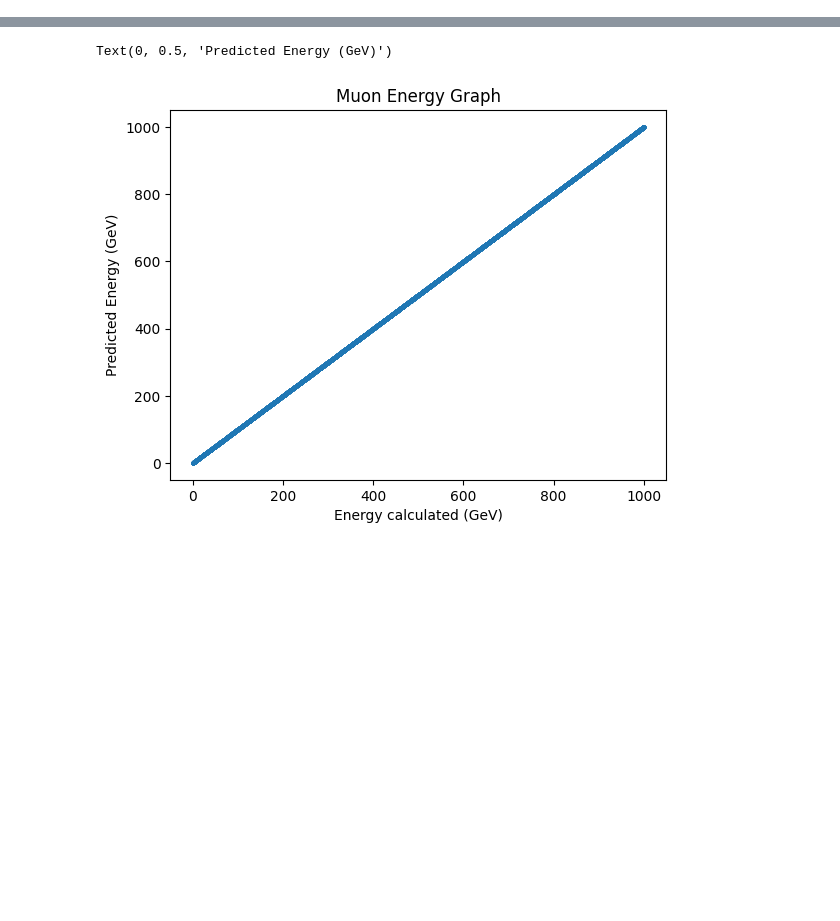
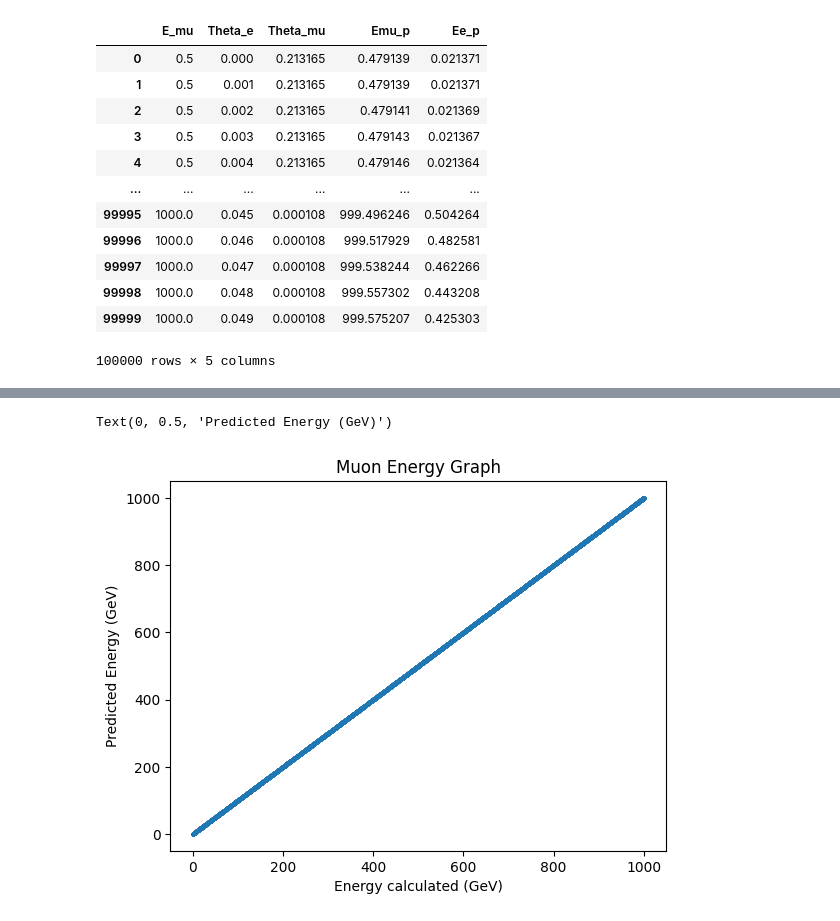
Before and after one commit to basanab/mu_e_scatt, a Jupyter notebook: ML_modl.ipynb, the cells around one changed output, grey strips where cells are left out. Saved outputs shown, nothing was run; the diff lists cells and outputs as text; code cells hidden in the pictures; blank space fills up the shorter version.

```diff
--- a/ML_modl.ipynb
+++ b/ML_modl.ipynb
@@ -12,4 +12,21 @@ from tensorflow.keras import optimizers
 from tensorflow.keras.models import Model
 from tensorflow.keras.models import load_model
 from scipy.optimize import curve_fit
+# %%
+df=pd.read_csv("/content/newmu_table.csv", sep="\t")
+df
+# %% [output]
+|  | E_mu | Theta_e | Theta_mu | Emu_p | Ee_p |
+| 0 | 0.5 | 0.000 | 0.213165 | 0.479139 | 0.021371 |
+| 1 | 0.5 | 0.001 | 0.213165 | 0.479139 | 0.021371 |
+| 2 | 0.5 | 0.002 | 0.213165 | 0.479141 | 0.021369 |
+| 3 | 0.5 | 0.003 | 0.213165 | 0.479143 | 0.021367 |
+| 4 | 0.5 | 0.004 | 0.213165 | 0.479146 | 0.021364 |
+| ... | ... | ... | ... | ... | ... |
+| 99995 | 1000.0 | 0.045 | 0.000108 | 999.496246 | 0.504264 |
+| 99996 | 1000.0 | 0.046 | 0.000108 | 999.517929 | 0.482581 |
+| 99997 | 1000.0 | 0.047 | 0.000108 | 999.538244 | 0.462266 |
+| 99998 | 1000.0 | 0.048 | 0.000108 | 999.557302 | 0.443208 |
+| 99999 | 1000.0 | 0.049 | 0.000108 | 999.575207 | 0.425303 |
+100000 rows × 5 columns
 # %%
```
Also changed, not shown: parts of 14 cells of this notebook.
